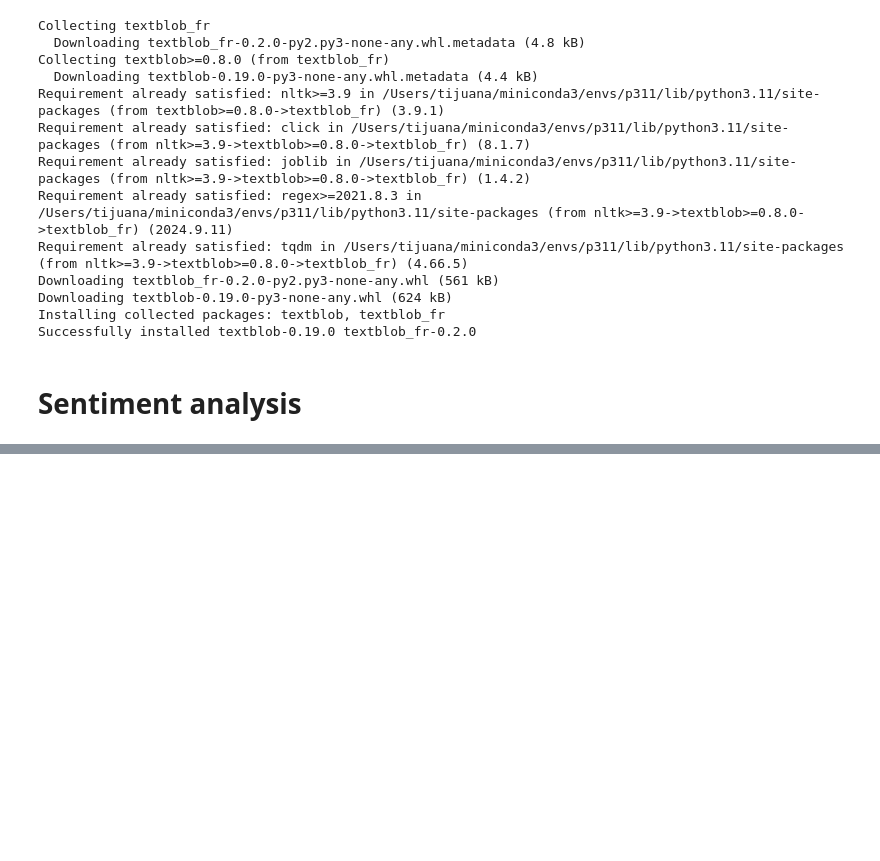
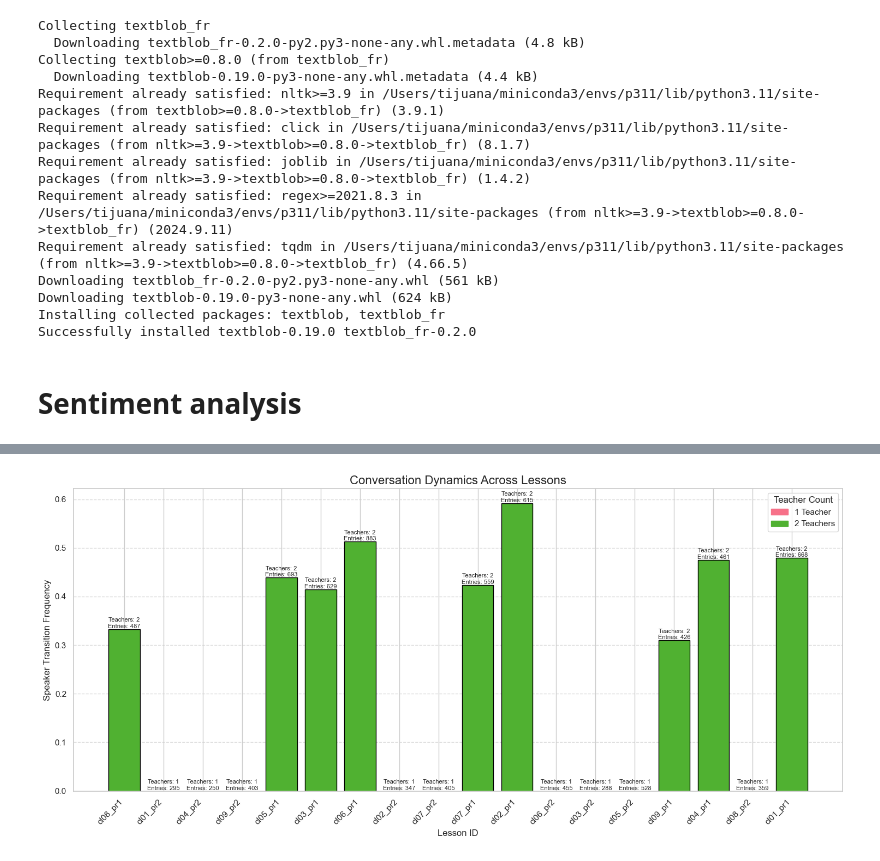
Before and after one commit to nino-gerb/nlp_classroom_observations, a Jupyter notebook: exploration.ipynb, the cells around one changed output, grey strips where cells are left out. Drawn from its saved outputs; the diff is of its cells as text; code cells hidden in the pictures; blank space fills up the shorter version.

```diff
--- a/exploration.ipynb
+++ b/exploration.ipynb
@@ -904,0 +1309,98 @@ AttributeError: module 'textblob_fr' has no attribute 'TextBlob'
+# %%
+import matplotlib.pyplot as plt
+import seaborn as sns
+import pandas as pd
+import numpy as np
+
+def advanced_conversation_transitions(df):
+    """
+    Provide a more comprehensive analysis of conversation transitions
+
+    Parameters:
+    df (pandas.DataFrame): Conversation dataframe
+
+    Returns:
+    pandas.DataFrame: Detailed transition statistics
+    """
+    # Prepare results DataFrame
+    transition_analysis = []
+
+    for lesson in df['lesson_id'].unique():
+        lesson_data = df[df['lesson_id'] == lesson]
+
+        # Number of unique teachers
+        unique_teachers = lesson_data['teacher_id'].nunique()
+
+        # Total entries in the lesson
+        total_entries = len(lesson_data)
+
+        # Calculate speaker changes
+        speaker_changes = (lesson_data['teacher_id'] != lesson_data['teacher_id'].shift()).sum()
+
+        # Calculate transition frequency
+        transition_frequency = speaker_changes / total_entries if unique_teachers > 1 else 0
+
+        # Identify teachers
+        teacher_ids = list(lesson_data['teacher_id'].unique())
+
+        transition_analysis.append({
+            'lesson_id': lesson,
+            'unique_teachers': unique_teachers,
+            'total_entries': total_entries,
+            'speaker_changes': speaker_changes,
+            'transition_frequency': transition_frequency,
+            'teacher_ids': ', '.join(teacher_ids)
+        })
+
+    return pd.DataFrame(transition_analysis)
+
+# Perform analysis
+transition_df = advanced_conversation_transitions(df_corpus)
+
+# Visualization
+plt.figure(figsize=(15, 7))
+
+# Color palette based on number of teachers
+colors = sns.color_palette("husl", n_colors=3)
+color_map = {1: colors[0], 2: colors[1], 3: colors[2]}
+
+# Create bar plot
+plt.bar(
+    transition_df['lesson_id'],
+    transition_df['transition_frequency'],
+    color=[color_map.get(teachers, colors[2]) for teachers in transition_df['unique_teachers']],
+    edgecolor='black',
+    linewidth=1
+)
+
+plt.title('Conversation Dynamics Across Lessons', fontsize=16)
+plt.xlabel('Lesson ID', fontsize=12)
+plt.ylabel('Speaker Transition Frequency', fontsize=12)
+plt.xticks(rotation=45, ha='right')
+plt.grid(axis='y', linestyle='--', alpha=0.7)
+
+# Annotate bars with additional information
+for i, row in transition_df.iterrows():
+    plt.text(
+        i, row['transition_frequency'],
+        f"Teachers: {row['unique_teachers']}\nEntries: {row['total_entries']}",
+        ha='center',
+        va='bottom',
+        fontsize=8
+    )
+
+plt.tight_layout()
+
+# Add a color legend
+legend_elements = [
+    plt.Rectangle((0,0),1,1, color=colors[0], label='1 Teacher'),
+    plt.Rectangle((0,0),1,1, color=colors[1], label='2 Teachers'),
+]
+plt.legend(handles=legend_elements, title='Teacher Count', loc='upper right')
+
+plt.show()
+
+# Print detailed analysis
+print(transition_df.to_string(index=False))
+# %% [output]
+[figure, added]
```
Also changed, not shown: parts of 18 cells of this notebook, 1 other file.
